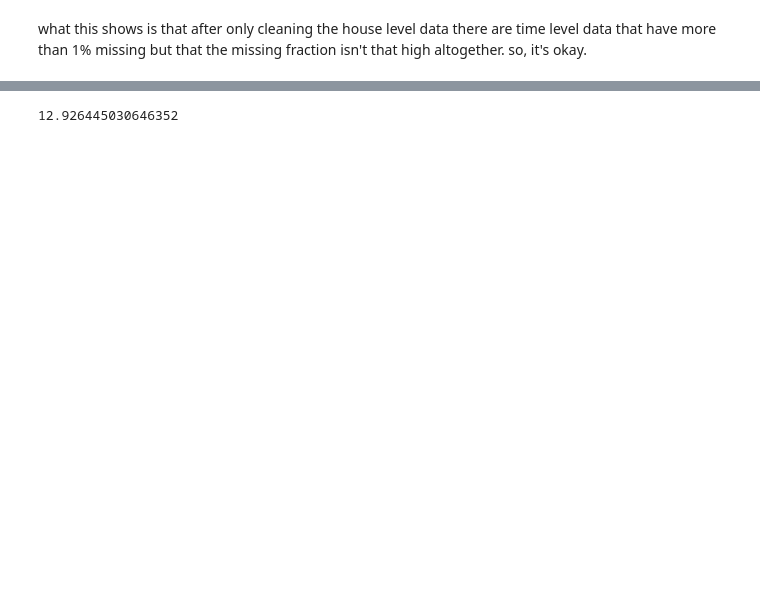
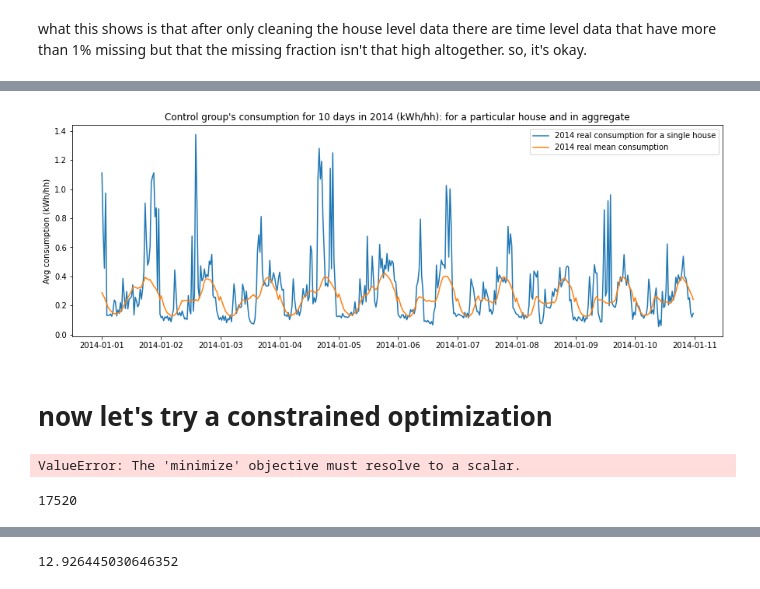
Before and after one commit to sabanejad/demand-response, a Jupyter notebook: code/2013-2014_control_MSE.ipynb, the cells around one changed output, grey strips where cells are left out. Saved outputs shown, nothing was run; the diff lists cells and outputs as text; code cells hidden in the pictures; blank space fills up the shorter version.

```diff
--- a/code/2013-2014_control_MSE.ipynb
+++ b/code/2013-2014_control_MSE.ipynb
@@ -16,7 +18,7 @@ df_2014_control = total_usage_2014.loc[~total_usage_2014['treated']]
 # %%
 # clean the data, remove houses that have more than x% of their hh data missing
 def clean_house(df, x):
-    missing = df.loc[df.isna().sum(axis=1) / df.shape[1] > 0.01, :].index
+    missing = df.loc[df.isna().sum(axis=1) / df.shape[1] > x, :].index
     return df.drop(index=missing)
 # %%
 # clean the data, remove timestamps that have more than x% of their house data missing
@@ -131,0 +131,37 @@ plt.show()
+# %%
+plt.figure(figsize=(15, 5))
+n=10
+house=5
+plt.plot(a_2014_.iloc[house][:48*n], label='2014 real consumption for a single house')
+# plt.plot(a_2013_sliced_.iloc[house][:48*n].values, label='2013 single house')
+plt.plot(a_2014_.mean(axis=0)[:48*n], label='2014 real mean consumption')
+# plt.plot(a_2013_sliced_.mean(axis=0)[:48*n].values, label='2013 avg')
+plt.ylabel('Avg consumption (kWh/hh)')
+plt.title('Control group\'s consumption for 10 days in 2014 (kWh/hh): for a particular house and in aggregate')
+plt.savefig('../figs/single_avg_2014.png')
+plt.legend(loc=1)
+plt.show()
+# %% [output]
+[figure, added]
+# %% [markdown]
+# now let's try a constrained optimization #
+# %%
+import cvxpy as cp
+
+train1_, test1_ = train_test_split(a_2013_sliced_, train_size=0.7, random_state=220)
+train2_, test2_ = train_test_split(a_2014_, train_size=0.7, random_state=220)
+
+A = train1_.iloc[:20, :200].values
+X = cp.Variable((200, 200))
+B = train2_.iloc[:20, :200].values
+objective = cp.Minimize(cp.abs(A @ X - B))
+constraints = [(test1_.iloc[:20, :200].values @ X) >= 0]
+problem = cp.Problem(objective, constraints)
+
+problem.solve()
+# %% [output]
+ValueError: The 'minimize' objective must resolve to a scalar.
+# %%
+365*48
+# %% [output]
+17520
```
Also changed, not shown: parts of 51 cells of this notebook, 50 other files.
